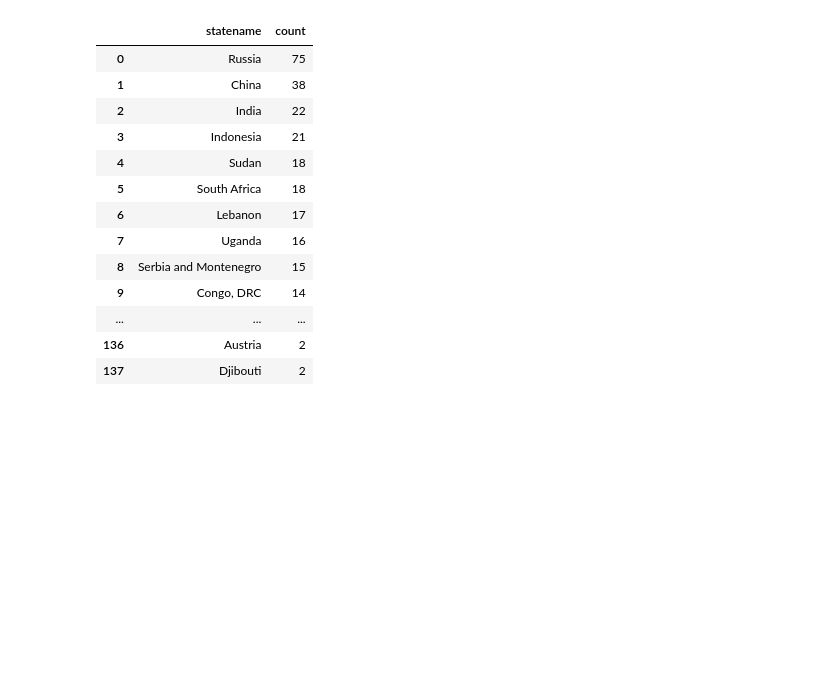
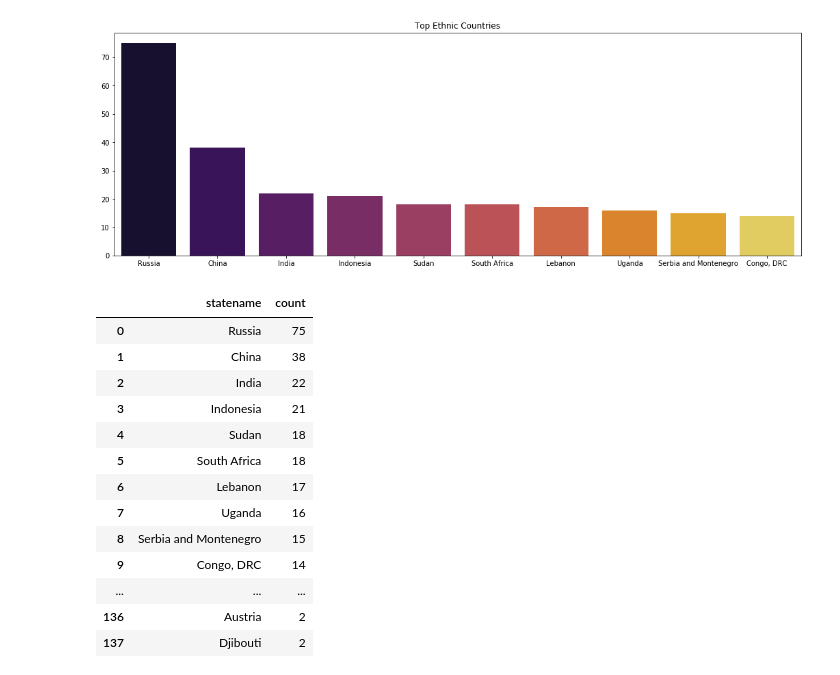
Before and after one commit to kartiktyagi4282/Minor19, a Jupyter notebook: epr.ipynb, the cells around one changed output. Cells and saved outputs as stored; diff of their text form; code cells hidden in the pictures; blank space fills up the shorter version.

```diff
--- a/epr.ipynb
+++ b/epr.ipynb
@@ -17,3 +38,10 @@ df.head()
+# %%
+plt.subplots(figsize=(18,6))
+sns.barplot(df['statename'].value_counts()[:10].index,df['statename'].value_counts()[:10].values,palette='inferno')
+plt.title('Top Ethnic Countries')
+plt.show()
+# %% [output]
+[figure, added]
 # %%
 df1=df.groupby(['statename']).group.agg(['count'])
 # %%
```
Also changed, not shown: parts of 6 cells of this notebook, 1 other file.
